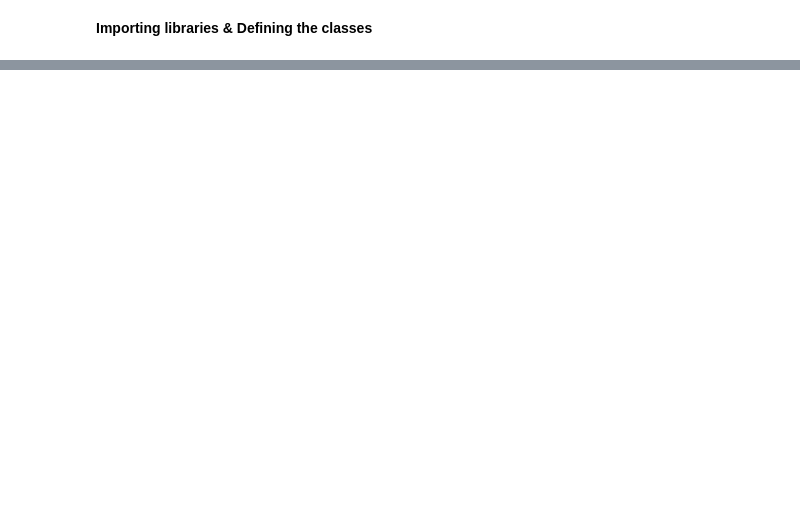
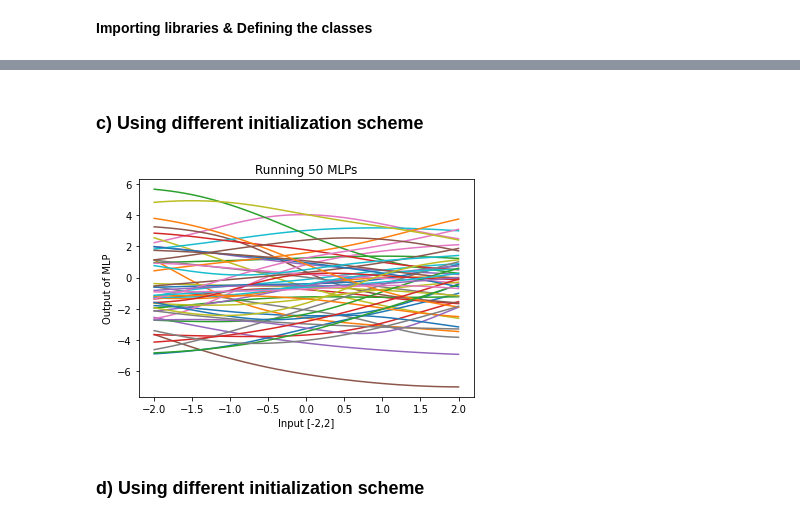
Before and after one commit to ahmedtarek-/MI_2022, a Jupyter notebook: Exercise_03/Exercise_03.ipynb, the cells around one changed output, grey strips where cells are left out. Drawn from its saved outputs; the diff is of its cells as text; code cells hidden in the pictures; blank space fills up the shorter version.

```diff
--- a/Exercise_03/Exercise_03.ipynb
+++ b/Exercise_03/Exercise_03.ipynb
@@ -115,0 +111,21 @@ plot_results(inputs, all_results)
+# %% [markdown]
+### c) Using different initialization scheme
+# %%
+class DifferentWeights(Weights):
+    """
+    A different Weights class that inherits from base Weights class
+    """
+    def generate_random(self):
+        output_to_hidden = np.random.normal(0, 1, 10)
+        hidden_to_x1 = np.random.normal(0, 0.5, 10)
+        hidden_to_x0 = np.random.uniform(-2, 2, 10)
+        return [[hidden_to_x0, hidden_to_x1], [output_to_hidden]]
+
+fifty_other_weights = [DifferentWeights().generate_random() for _ in range(NO_OF_MLPS)]
+all_results = [MLP(weights).evaluate_multiple(inputs) for weights in fifty_other_weights]
+
+plot_results(inputs, all_results)
+# %% [output]
+[figure, added]
+# %% [markdown]
+### d) Using different initialization scheme
```
Also changed, not shown: parts of 4 cells of this notebook.
